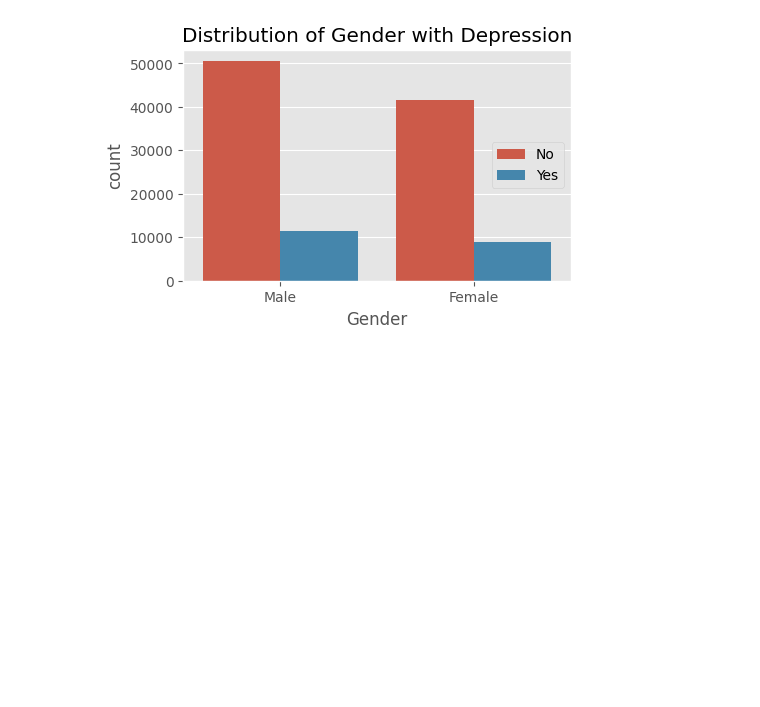
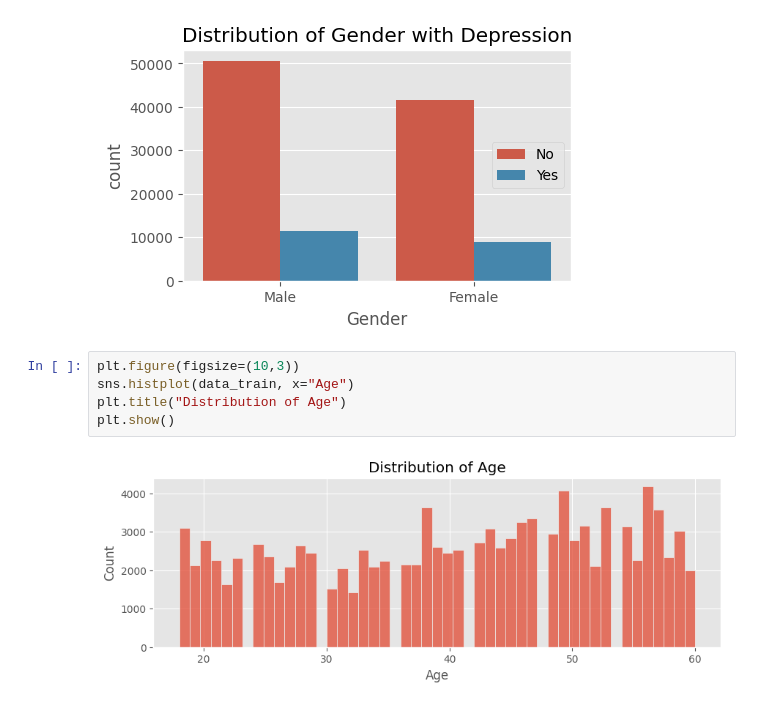
Before and after one commit to vanshuwjoshi/Kaggle-Playground-S4E11, a Jupyter notebook: notebooks/eda.ipynb, the cells around one changed output. Drawn from its saved outputs; the diff is of its cells as text; blank space fills up the shorter version.

Commit message:
Data visualisation for age and gender

```diff
--- a/notebooks/eda.ipynb
+++ b/notebooks/eda.ipynb
@@ -94,3 +94,10 @@ plt.legend(["No", "Yes"], loc="right")
 plt.show()
 # %% [output]
 [figure]
+# %%
+plt.figure(figsize=(10,3))
+sns.histplot(data_train, x="Age")
+plt.title("Distribution of Age")
+plt.show()
+# %% [output]
+[figure, added]
```
Also changed, not shown: parts of 1 cell of this notebook.
